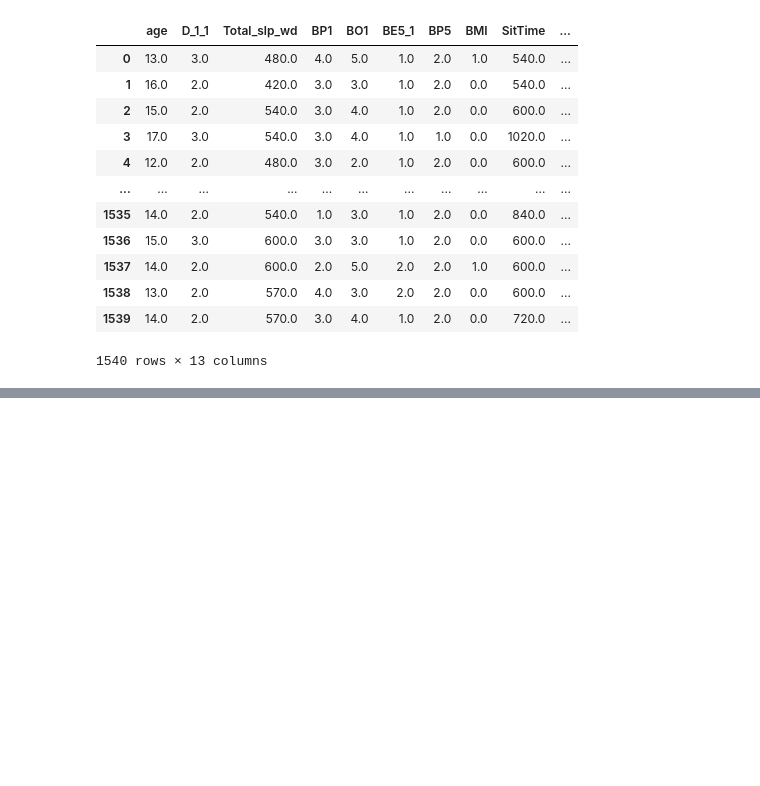
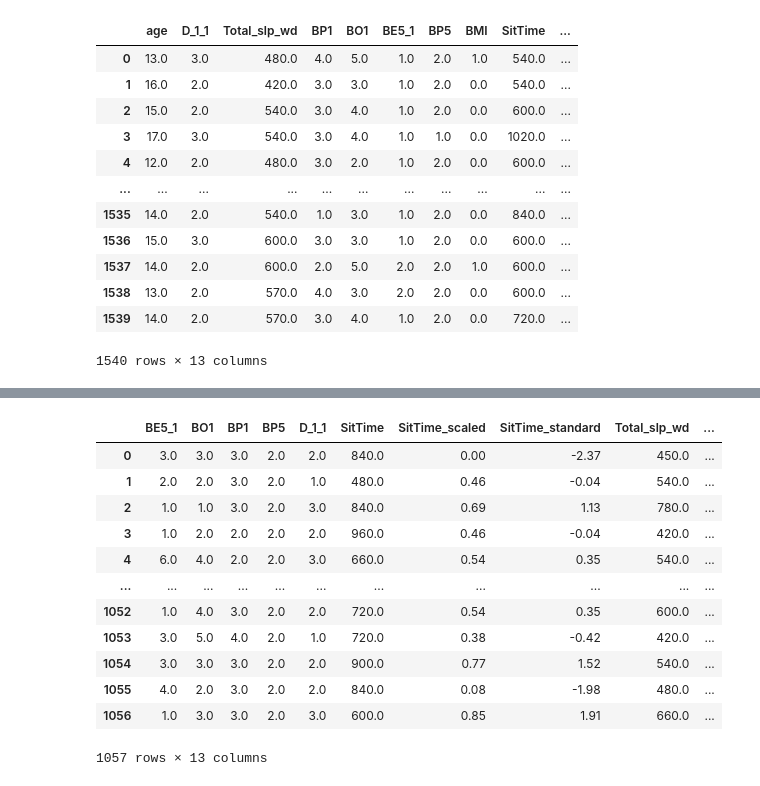
Before and after one commit to rlagywns0213/Datamining, a Jupyter notebook: datapreprocessing.ipynb, the cells around one changed output, grey strips where cells are left out. Drawn from its saved outputs; the diff is of its cells as text; code cells hidden in the pictures; blank space fills up the shorter version.

```diff
--- a/datapreprocessing.ipynb
+++ b/datapreprocessing.ipynb
@@ -655,0 +666,2 @@ pd.read_csv("delete_null.csv")
+# %%
+df_all = df_all.dropna()
@@ -655,0 +691,5 @@ pd.read_csv("delete_null.csv")
+# %%
+# 업샘플링 전, 데이터 train test 나누기 (실제 test set으로 평가하기 위함)
+feature_columns = list(df_all.columns.difference(['BMI']))
+X = df_all[feature_columns]
+y = df_all[['BMI']]
@@ -655,0 +699,30 @@ pd.read_csv("delete_null.csv")
+# %%
+from sklearn.model_selection import train_test_split
+from sklearn import preprocessing
+
+#실제 Train, test 나누기
+train_x, test_x, train_y, test_y = train_test_split(X, y, test_size = 0.3, random_state = 0, stratify = y)
+
+#upsampling한 데이터에서 test set 나누기
+train_x_res, test_x_res, train_y_res, test_y_res = train_test_split(X_res, y_res, test_size = 0.3, random_state = 0, stratify = y_res)
+# %%
+def index_rest(df):
+    df = df.reset_index().iloc[:,1:]
+
+    return df
+# %%
+index_rest(train_x)
+# %% [output]
+|  | BE5_1 | BO1 | BP1 | BP5 | D_1_1 | SitTime | SitTime_scaled | SitTime_standard | Total_slp_wd | ... |
+| 0 | 3.0 | 3.0 | 3.0 | 2.0 | 2.0 | 840.0 | 0.00 | -2.37 | 450.0 | ... |
+| 1 | 2.0 | 2.0 | 3.0 | 2.0 | 1.0 | 480.0 | 0.46 | -0.04 | 540.0 | ... |
+| 2 | 1.0 | 1.0 | 3.0 | 2.0 | 3.0 | 840.0 | 0.69 | 1.13 | 780.0 | ... |
+| 3 | 1.0 | 2.0 | 2.0 | 2.0 | 2.0 | 960.0 | 0.46 | -0.04 | 420.0 | ... |
+| 4 | 6.0 | 4.0 | 2.0 | 2.0 | 3.0 | 660.0 | 0.54 | 0.35 | 540.0 | ... |
+| ... | ... | ... | ... | ... | ... | ... | ... | ... | ... | ... |
+| 1052 | 1.0 | 4.0 | 3.0 | 2.0 | 2.0 | 720.0 | 0.54 | 0.35 | 600.0 | ... |
+| 1053 | 3.0 | 5.0 | 4.0 | 2.0 | 1.0 | 720.0 | 0.38 | -0.42 | 420.0 | ... |
+| 1054 | 3.0 | 3.0 | 3.0 | 2.0 | 2.0 | 900.0 | 0.77 | 1.52 | 540.0 | ... |
+| 1055 | 4.0 | 2.0 | 3.0 | 2.0 | 2.0 | 840.0 | 0.08 | -1.98 | 480.0 | ... |
+| 1056 | 1.0 | 3.0 | 3.0 | 2.0 | 3.0 | 600.0 | 0.85 | 1.91 | 660.0 | ... |
+1057 rows × 13 columns
```
Also changed, not shown: parts of 12 cells of this notebook.
